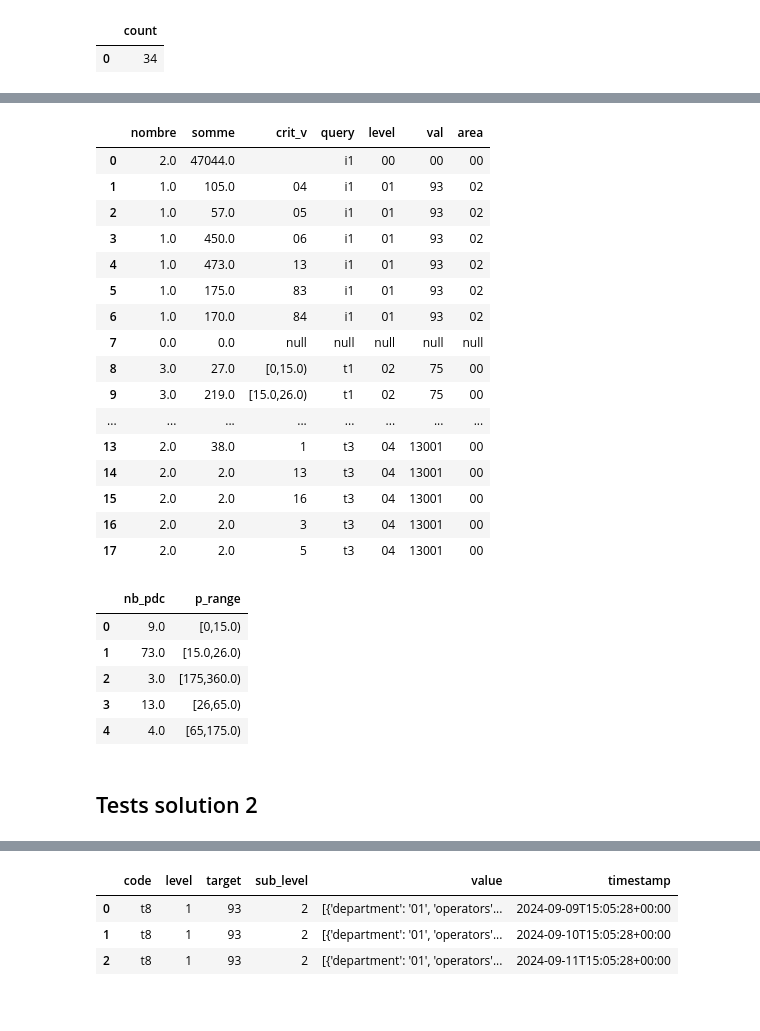
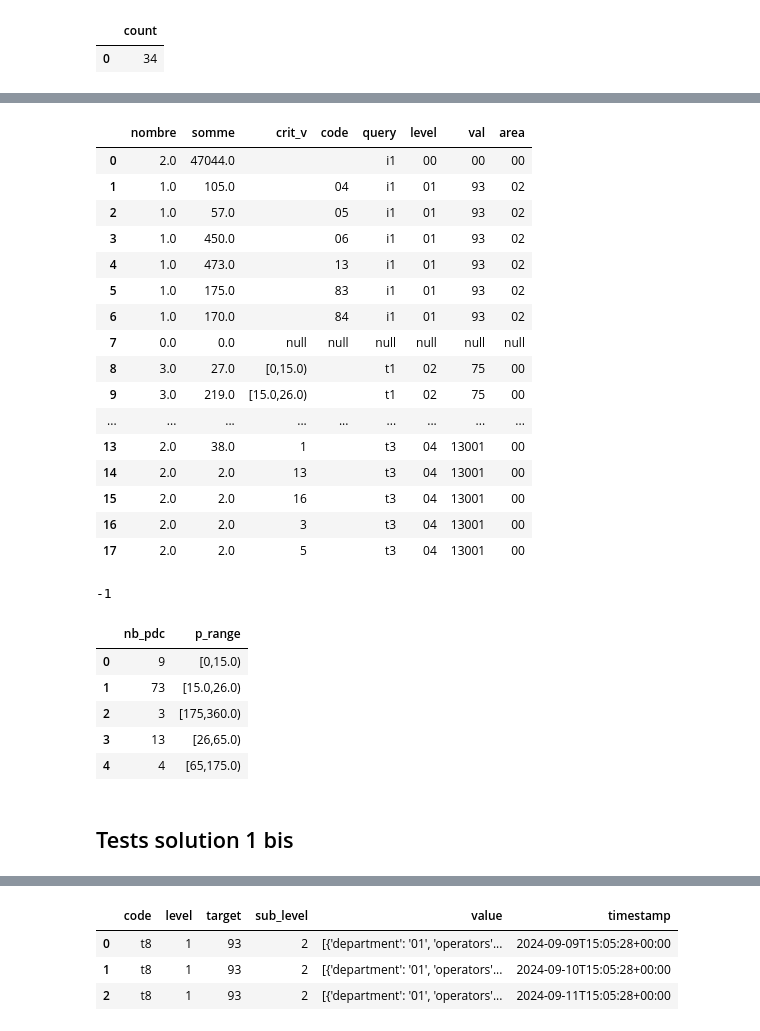
Before and after one commit to loco-philippe/IRVE, a Jupyter notebook: _sources/files/tests_historisation.ipynb, the cells around one changed output, grey strips where cells are left out. Cells and saved outputs as stored; diff of their text form; code cells hidden in the pictures.

```diff
--- a/_sources/files/tests_historisation.ipynb
+++ b/_sources/files/tests_historisation.ipynb
@@ -37,6 +43,6 @@ to_indicator(engine, 't1-02-75',    histo=True, format='table', table_name='quot
 # %%
 # tous les indicateurs ont le même format
 with engine.connect() as conn:
-    quotidien = pd.read_sql_table('quotidien', conn)
-quotidien
+    quotidien_1 = pd.read_sql_table('quotidien_1', conn)
+quotidien_1
 # %% [output]
@@ -60,54 +66,55 @@ quotidien
 # %%
 # passage de la table 'quotidien' à la table 'mensuel' (chaque mois on retrouve un seul enregistrement de chaque indicateur)
 # le traitement pourrait se faire directement en SQL sans passer par un DataFrame
 # la requête est la même pour passer de jour à mois que pour passer de mois à année
 
 query = """
 SELECT
-  SUM(nombre) AS nombre,  SUM(somme) AS somme,  crit_v,  query,  level,  val,  area
+  SUM(nombre) AS nombre,  SUM(somme) AS somme,  crit_v,  code, query,  level,  val,  area
 FROM
-  quotidien
+  quotidien_1
 WHERE
   (timest >= CAST(NOW() AS date))   AND   (timest < CAST((NOW() + INTERVAL '1 month') AS date))
 GROUP BY
-  crit_v,  query,  level,  val,  area
+  crit_v,  code, query,  level,  val,  area
 ORDER BY
   query,  level,  val,  area
 """
 
 with engine.connect() as conn:
     mensuel = pd.read_sql_query(query, conn)
-
-mensuel.to_sql('mensuel', engine, if_exists='replace', index=False)
-
 mensuel
 # %% [output]
-|  | nombre | somme | crit_v | query | level | val | area |
-| 0 | 2.0 | 47044.0 |  | i1 | 00 | 00 | 00 |
-| 1 | 1.0 | 105.0 | 04 | i1 | 01 | 93 | 02 |
-| 2 | 1.0 | 57.0 | 05 | i1 | 01 | 93 | 02 |
-| 3 | 1.0 | 450.0 | 06 | i1 | 01 | 93 | 02 |
-| 4 | 1.0 | 473.0 | 13 | i1 | 01 | 93 | 02 |
-| 5 | 1.0 | 175.0 | 83 | i1 | 01 | 93 | 02 |
-| 6 | 1.0 | 170.0 | 84 | i1 | 01 | 93 | 02 |
-| 7 | 0.0 | 0.0 | null | null | null | null | null |
-| 8 | 3.0 | 27.0 | [0,15.0) | t1 | 02 | 75 | 00 |
-| 9 | 3.0 | 219.0 | [15.0,26.0) | t1 | 02 | 75 | 00 |
-| ... | ... | ... | ... | ... | ... | ... | ... |
-| 13 | 2.0 | 38.0 | 1 | t3 | 04 | 13001 | 00 |
-| 14 | 2.0 | 2.0 | 13 | t3 | 04 | 13001 | 00 |
-| 15 | 2.0 | 2.0 | 16 | t3 | 04 | 13001 | 00 |
-| 16 | 2.0 | 2.0 | 3 | t3 | 04 | 13001 | 00 |
-| 17 | 2.0 | 2.0 | 5 | t3 | 04 | 13001 | 00 |
+|  | nombre | somme | crit_v | code | query | level | val | area |
+| 0 | 2.0 | 47044.0 |  |  | i1 | 00 | 00 | 00 |
+| 1 | 1.0 | 105.0 |  | 04 | i1 | 01 | 93 | 02 |
+| 2 | 1.0 | 57.0 |  | 05 | i1 | 01 | 93 | 02 |
+| 3 | 1.0 | 450.0 |  | 06 | i1 | 01 | 93 | 02 |
+| 4 | 1.0 | 473.0 |  | 13 | i1 | 01 | 93 | 02 |
+| 5 | 1.0 | 175.0 |  | 83 | i1 | 01 | 93 | 02 |
+| 6 | 1.0 | 170.0 |  | 84 | i1 | 01 | 93 | 02 |
+| 7 | 0.0 | 0.0 | null | null | null | null | null | null |
+| 8 | 3.0 | 27.0 | [0,15.0) |  | t1 | 02 | 75 | 00 |
+| 9 | 3.0 | 219.0 | [15.0,26.0) |  | t1 | 02 | 75 | 00 |
+| ... | ... | ... | ... | ... | ... | ... | ... | ... |
+| 13 | 2.0 | 38.0 | 1 |  | t3 | 04 | 13001 | 00 |
+| 14 | 2.0 | 2.0 | 13 |  | t3 | 04 | 13001 | 00 |
+| 15 | 2.0 | 2.0 | 16 |  | t3 | 04 | 13001 | 00 |
+| 16 | 2.0 | 2.0 | 3 |  | t3 | 04 | 13001 | 00 |
+| 17 | 2.0 | 2.0 | 5 |  | t3 | 04 | 13001 | 00 |
+# %%
+mensuel.to_sql('mensuel_1', engine, if_exists='replace', index=False)
+# %% [output]
+-1
 # %%
 # indicateur 't1-m-02-75' sur le mois
 # la requête est générique (en séparant les cas ou c'est la moyenne de ceux ou c'est la somme)
 
 query = """
 SELECT
-  somme / nombre AS nb_pdc,  crit_v AS p_range
+  (somme / nombre)::int AS nb_pdc,  crit_v AS p_range
 FROM
-  mensuel
+  mensuel_1
 WHERE
   query = 't1' AND level = '02' AND val = '75'
 """
@@ -118,10 +125,10 @@ with engine.connect() as conn:
 t1_m_02_75
 # %% [output]
 |  | nb_pdc | p_range |
-| 0 | 9.0 | [0,15.0) |
-| 1 | 73.0 | [15.0,26.0) |
-| 2 | 3.0 | [175,360.0) |
-| 3 | 13.0 | [26,65.0) |
-| 4 | 4.0 | [65,175.0) |
+| 0 | 9 | [0,15.0) |
+| 1 | 73 | [15.0,26.0) |
+| 2 | 3 | [175,360.0) |
+| 3 | 13 | [26,65.0) |
+| 4 | 4 | [65,175.0) |
 # %% [markdown]
-## Tests solution 2
+## Tests solution 1 bis
```
Also changed, not shown: parts of 14 cells of this notebook, 7 other files.
